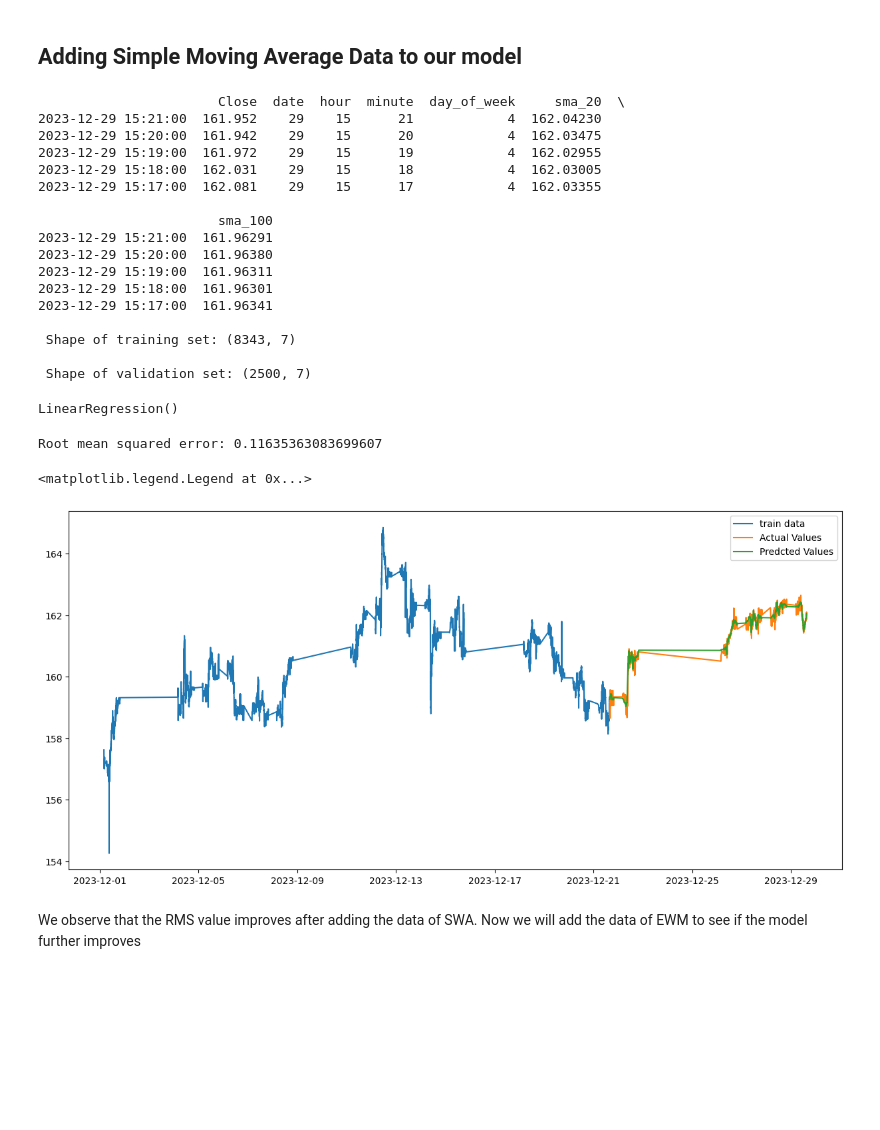
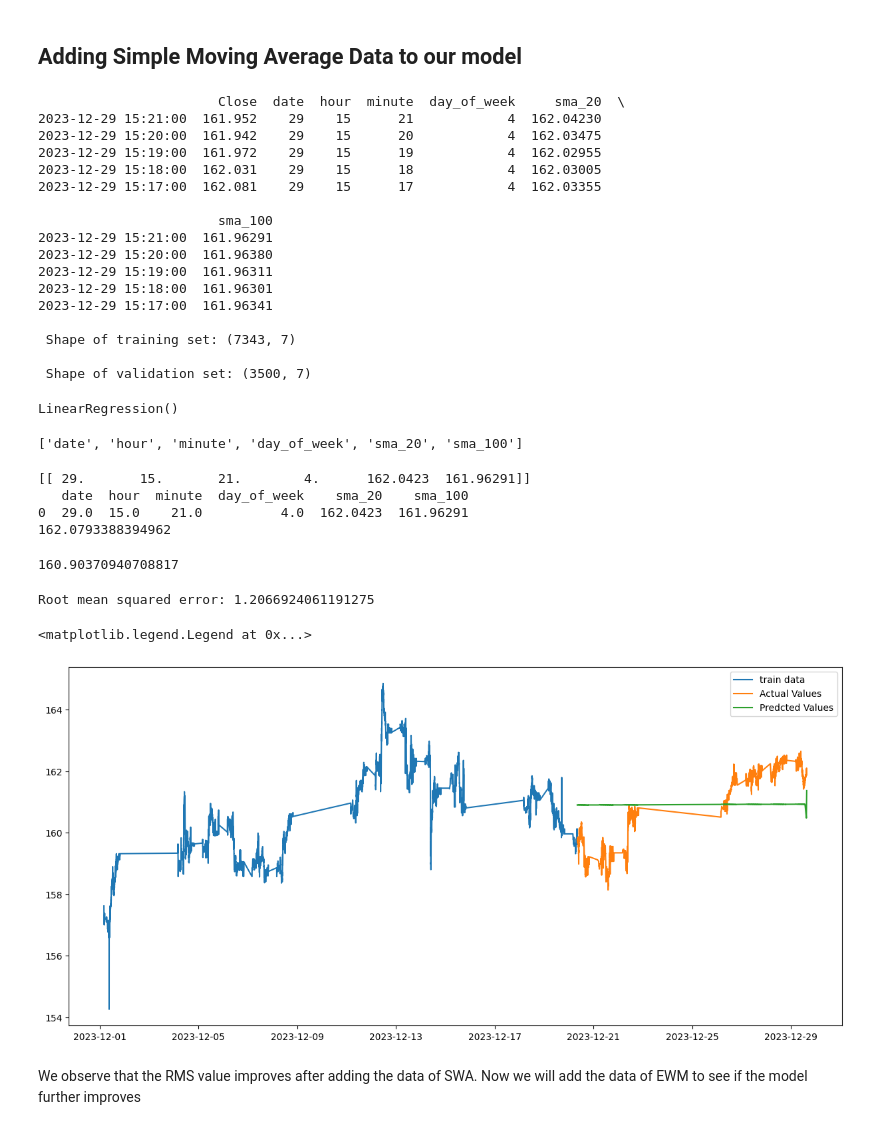
Before and after one commit to KarmanyaGupta1421/Compfinance, a Jupyter notebook: comp_finance.ipynb, the cells around one changed output. Cells and saved outputs as stored; diff of their text form; code cells hidden in the pictures; blank space fills up the shorter version.

Commit message:
Updated SMA as a running value in the predicted value also

```diff
--- a/comp_finance.ipynb
+++ b/comp_finance.ipynb
@@ -290,16 +231,13 @@ new_data['date'] = new_data.index.day
 new_data['hour'] = new_data.index.hour
 new_data['minute'] = new_data.index.minute
 new_data['day_of_week'] = new_data.index.day_of_week
-# new_data['sma_20'] = new_data['Close'].rolling(20).mean()
-# new_data['sma_100'] = new_data['Close'].rolling(100).mean()
-# new_data['ewm_20'] = new_data['Close'].ewm(span=20).mean()
-# new_data['ewm_100'] = new_data['Close'].ewm(span=100).mean()
+
 new_data.dropna(inplace=True)
 
 print(new_data.head())
 
 # Splitting data into train data and validation data
-validation_size = 2500
+validation_size = 3500
 train = new_data[validation_size:]
 valid = new_data[:validation_size]
 
@@ -361,14 +299,13 @@ new_data['minute'] = new_data.index.minute
 new_data['day_of_week'] = new_data.index.day_of_week
 new_data['sma_20'] = new_data['Close'].rolling(20).mean()
 new_data['sma_100'] = new_data['Close'].rolling(100).mean()
-# new_data['ewm_20'] = new_data['Close'].ewm(span=20).mean()
-# new_data['ewm_100'] = new_data['Close'].ewm(span=100).mean()
+
 new_data.dropna(inplace=True)
 
 print(new_data.head())
 
 # Splitting data into train data and validation data
-validation_size = 2500
+validation_size = 3500
 train = new_data[validation_size:]
 valid = new_data[:validation_size]
 
@@ -392,9 +329,9 @@ print('\n Shape of validation set:', valid.shape)
 2023-12-29 15:18:00  161.96301
 2023-12-29 15:17:00  161.96341
 
- Shape of training set: (8343, 7)
+ Shape of training set: (7343, 7)
 
- Shape of validation set: (2500, 7)
+ Shape of validation set: (3500, 7)
 # %%
 #Training the Model
 y_train = train['Close']
@@ -407,23 +344,66 @@ model = LinearRegression()
 model.fit(x_train,y_train)
 # %% [output]
 LinearRegression()
+# %%
+list(x_valid)
+# %% [output]
+['date', 'hour', 'minute', 'day_of_week', 'sma_20', 'sma_100']
+# %%
+a = x_valid.iloc[0].values.reshape(1,-1)
+# a.
+print(a)
+# a.
+a_df = pd.DataFrame(a, columns = list(x_valid))
+print(a_df)
+d = model.predict(a_df)[0]
+print(d)
+# %% [output]
+[[ 29.       15.       21.        4.      162.0423  161.96291]]
+   date  hour  minute  day_of_week    sma_20    sma_100
+0  29.0  15.0    21.0          4.0  162.0423  161.96291
+162.0793388394962
+# %%
+predicted_values = []
+
+for i in range(0,valid.shape[0]):
+  a = x_valid.iloc[i].values.reshape(1,-1)
+  sma_20 = y_train[len(train)-20+i:].sum() + sum(predicted_value)
+  sma_20 = sma_20/validation_size
+
+  sma_100 = y_train[len(train)-100+i:].sum() + sum(predicted_value)
+  sma_100 = sma_100/validation_size
+
+  a_df = pd.DataFrame(a, columns = list(x_valid))
+  a_df['sma_20'] = sma_20
+  a_df['sma_100'] = sma_100
+
+  value = model.predict(a_df)[0]
+
+  predicted_values.append(value)
+# %%
+print(predicted_values[2000])
+# %% [output]
+160.90370940708817
 # %%
 #Predicting values based on the trained model
-predicted_value = model.predict(x_valid)
+# predicted_value = model.predict(x_valid)
+predicted_value = predicted_values
 rms=np.sqrt(np.mean(np.power((np.array(y_valid)-np.array(predicted_value)),2)))
 print(f'Root mean squared error: {rms}')
+
+# print(predicted_values[2000])
 
 #plot the results
 valid = valid.assign(Predictions = predicted_value)
 plt.figure(figsize=(15,7))
 plt.plot(train['Close'], label = 'train data')
 plt.plot(valid['Close'], label = 'Actual Values')
 plt.plot(valid['Predictions'], label = 'Predcted Values')
 plt.legend()
 # %% [output]
-Root mean squared error: 0.11635363083699607
+Root mean squared error: 1.2066924061191275
 <matplotlib.legend.Legend at 0x...>
-[figure, old version]
+[figure, new version]
 # %% [markdown]
 We observe that the RMS value improves after adding the data of SWA. Now we will add the data of EWM to see if the model further improves
 # %%
```
Also changed, not shown: parts of 16 cells of this notebook.
